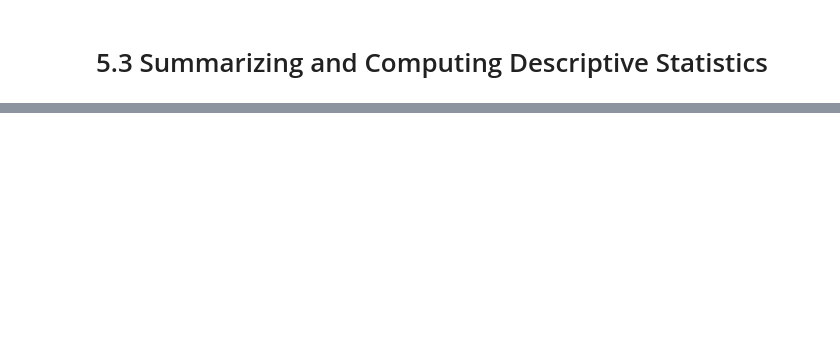
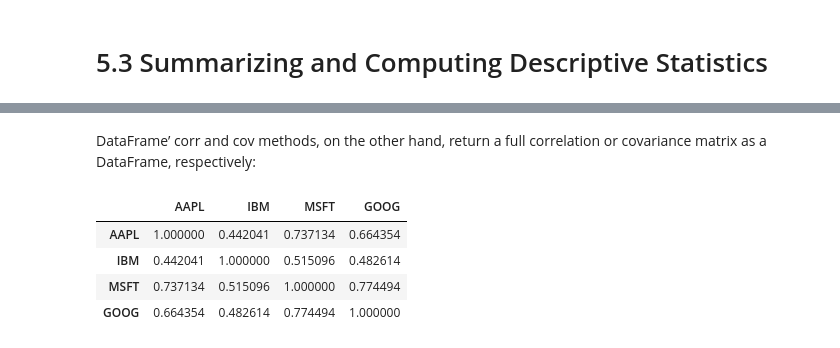
Before and after one commit to lucaslokchan/data-analysis, a Jupyter notebook: Python for Data Analysis/05_Getting_Started_with_pandas.ipynb, the cells around one changed output, grey strips where cells are left out. Cells and saved outputs as stored; diff of their text form; code cells hidden in the pictures; blank space fills up the shorter version.

```diff
--- a/Python for Data Analysis/05_Getting_Started_with_pandas.ipynb
+++ b/Python for Data Analysis/05_Getting_Started_with_pandas.ipynb
@@ -1624,0 +1794,10 @@ df.loc['b']
+# %% [markdown]
+DataFrame’ corr and cov methods, on the other hand, return a full correlation or covariance matrix as a DataFrame, respectively:
+# %%
+returns.corr()
+# %% [output]
+|  | AAPL | IBM | MSFT | GOOG |
+| AAPL | 1.000000 | 0.442041 | 0.737134 | 0.664354 |
+| IBM | 0.442041 | 1.000000 | 0.515096 | 0.482614 |
+| MSFT | 0.737134 | 0.515096 | 1.000000 | 0.774494 |
+| GOOG | 0.664354 | 0.482614 | 0.774494 | 1.000000 |
```
Also changed, not shown: parts of 75 cells of this notebook.
